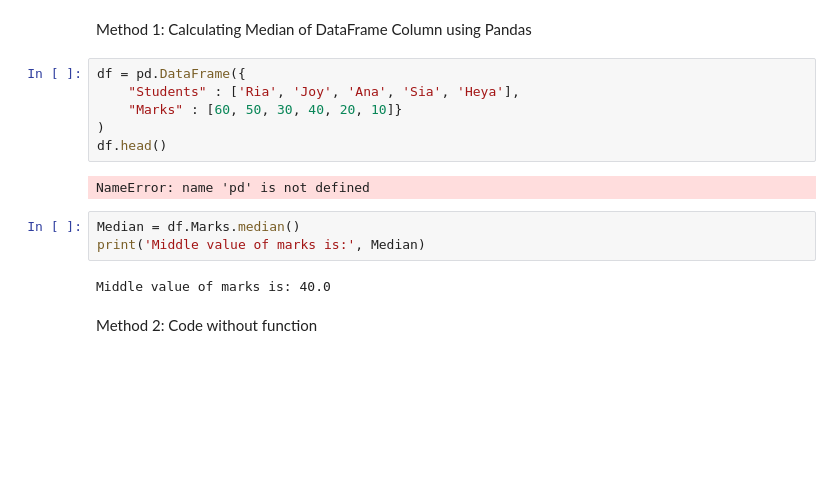
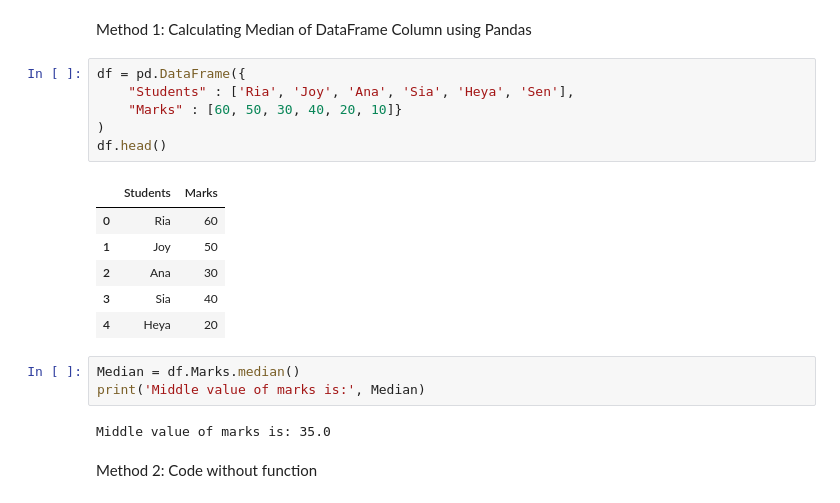
Before and after one commit to niralpatel1201/Python, a Jupyter notebook: median.ipynb, the cells around one changed output. Cells and saved outputs as stored; diff of their text form; blank space fills up the shorter version.

```diff
--- a/median.ipynb
+++ b/median.ipynb
@@ -6,17 +6,22 @@ import numpy as np
 Method 1: Calculating Median of DataFrame Column using Pandas
 # %%
 df = pd.DataFrame({
-    "Students" : ['Ria', 'Joy', 'Ana', 'Sia', 'Heya'],
+    "Students" : ['Ria', 'Joy', 'Ana', 'Sia', 'Heya', 'Sen'],
     "Marks" : [60, 50, 30, 40, 20, 10]}
 )
 df.head()
 # %% [output]
-NameError: name 'pd' is not defined
+|  | Students | Marks |
+| 0 | Ria | 60 |
+| 1 | Joy | 50 |
+| 2 | Ana | 30 |
+| 3 | Sia | 40 |
+| 4 | Heya | 20 |
 # %%
 Median = df.Marks.median()
 print('Middle value of marks is:', Median)
 # %% [output]
-Middle value of marks is: 40.0
+Middle value of marks is: 35.0
 # %% [markdown]
 Method 2: Code without function
 # %%
```
Also changed, not shown: parts of 1 cell of this notebook, 19 other files.
